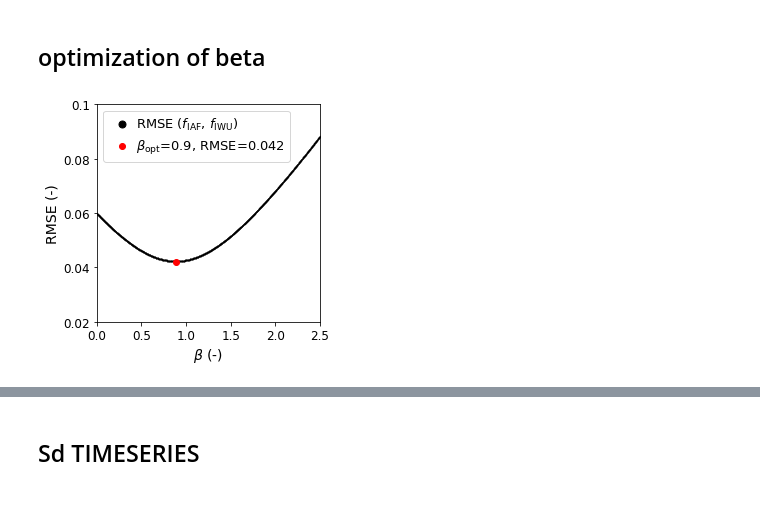
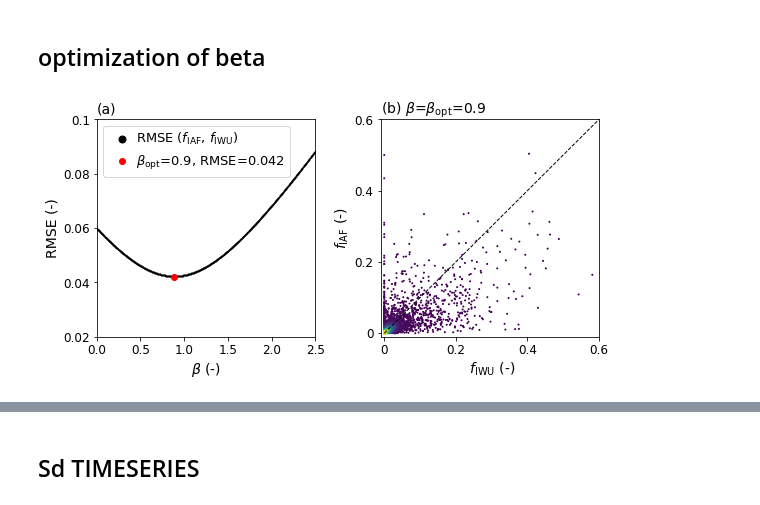
Before and after one commit to fvanoorschot/global_sr_module, a Jupyter notebook: irrigation_paper_figures-rzyear.ipynb, the cells around one changed output, grey strips where cells are left out. Cells and saved outputs as stored; diff of their text form; code cells hidden in the pictures.

```diff
--- a/irrigation_paper_figures-rzyear.ipynb
+++ b/irrigation_paper_figures-rzyear.ipynb
@@ -387,19 +386,44 @@ ind=np.argmin(A[:,7])
 fopt_rmse=np.round(A[ind,0],3)
 # %%
 # RMSE figure optimization
-fig = plt.figure(figsize=(4,4))
-ax = fig.add_subplot(111)
+fig = plt.figure(figsize=(9,4))
+ax = fig.add_subplot(121)
+plt.subplots_adjust(wspace=0.3)
 ax.plot(A[:,0], A[:,7],'o',color='k',markersize=0.5)
 ax.plot(1,1,'o',color='k',markersize=7,label=r'RMSE ($f_{\mathrm{IAF}}$, $f_{\mathrm{IWU}}$)')
 ax.plot(fopt_rmse,0.042,'o',color='r',markersize=6,label=r'$\beta_{\mathrm{opt}}$='+str(np.round(fopt_rmse,1))+', RMSE=0.042')
 ax.set_xlim(0,2.5)
 ax.set_ylim(0.02,0.10)
 ax.set_yticks([0.02,0.04,0.06,0.08,0.10])
 ax.set_yticklabels([0.02,0.04,0.06,0.08,0.10],size=12)
 ax.set_xticklabels([0.0,0.5,1.0,1.5,2.0,2.5],size=12)
 ax.set_xlabel(r'$\beta$ (-)',fontsize=14)
 ax.set_ylabel('RMSE (-)',fontsize=14)
 ax.legend(fontsize=13,loc='upper left',handletextpad=0.1)
-fig.savefig(f'{fig_dir}/monte_carlo_rmse.jpg',dpi=300,bbox_inches='tight')
+ax.set_title('(a)',size=14,loc='left')
+
+
+d = d.dropna()
+x = d['fiwu']
+y = 0.9*d['ia']
+
+# calculate point density
+xy = np.vstack([x,y])
+z = gaussian_kde(xy)(xy)
+
+ax = fig.add_subplot(122)
+# ax.scatter(x,y,c='tab:blue',s=2)
+ax.scatter(x,y,c=z,s=1)
+ax.plot([0,12],[0,12],'k--',linewidth=1)
+ax.set_xlabel(' $f_{\mathrm{IWU}}$ (-)',fontsize=14)
+ax.set_ylabel(r'$f_{\mathrm{IAF}}$ (-)',fontsize=14)
+ax.set_xlim(-0.01,0.6)
+ax.set_ylim(-0.01,0.6)
+ax.set_yticks([0,0.2,0.4,0.6])
+ax.set_xticks([0,0.2,0.4,0.6])
+ax.set_yticklabels([0,0.2,0.4,0.6],size=12)
+ax.set_xticklabels([0,0.2,0.4,0.6],size=12)
+ax.set_title(r'(b) $\beta$=$\beta_{\mathrm{opt}}$=0.9',size=14,loc='left')
+fig.savefig(f'{fig_dir}/monte_carlo_rmse.jpg',dpi=600,bbox_inches='tight')
 # %% [output]
-[figure, old version]
+[figure, new version]
```
Also changed, not shown: parts of 13 cells of this notebook, 2 other files.
